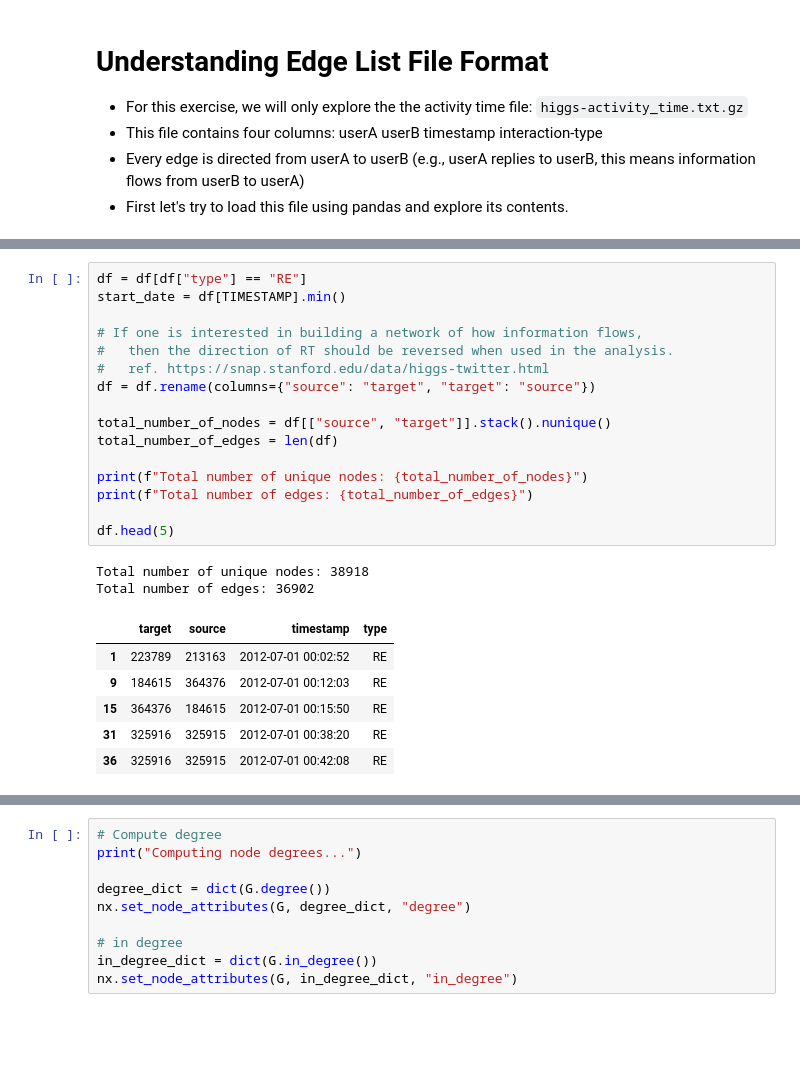
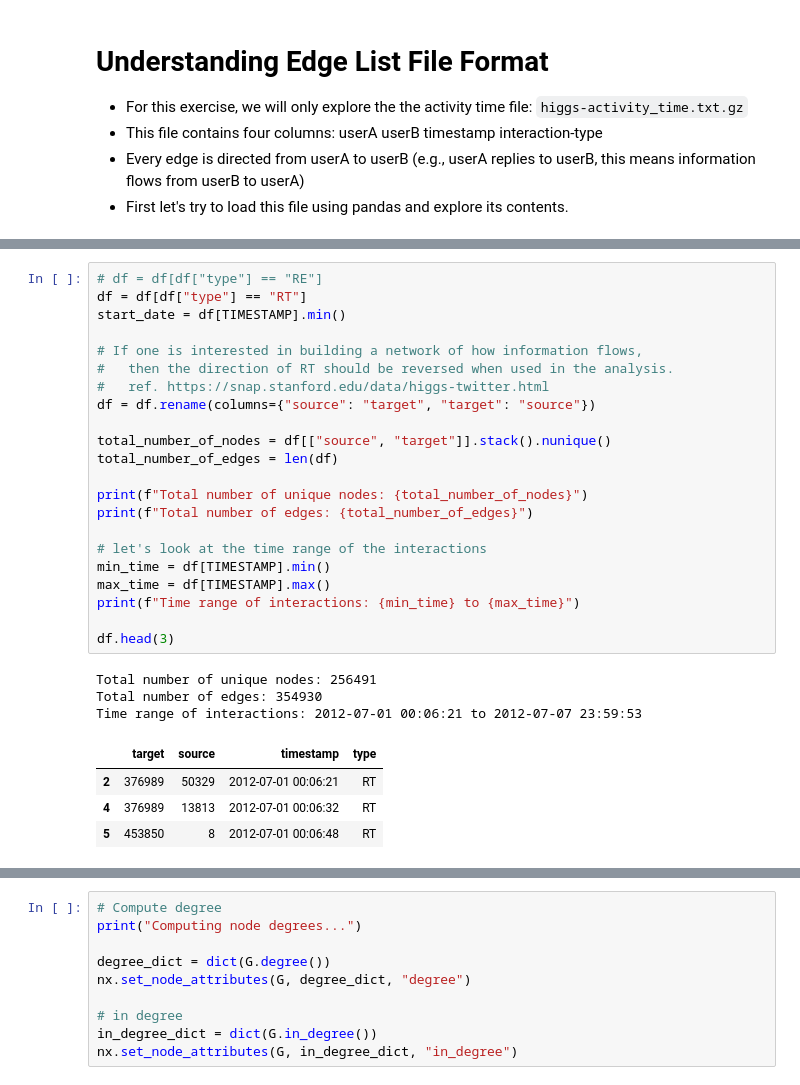
Before and after one commit to ysenarath/AIT-724-HandsOn-2, a Jupyter notebook: notebook.ipynb, the cells around one changed output, grey strips where cells are left out. Saved outputs shown, nothing was run; the diff lists cells and outputs as text; blank space fills up the shorter version.

```diff
--- a/notebook.ipynb
+++ b/notebook.ipynb
@@ -222,25 +219,30 @@ Name: count, dtype: int64
 # %%
-df = df[df["type"] == "RE"]
+# df = df[df["type"] == "RE"]
+df = df[df["type"] == "RT"]
 start_date = df[TIMESTAMP].min()
 
 # If one is interested in building a network of how information flows,
 #   then the direction of RT should be reversed when used in the analysis.
 #   ref. https://snap.stanford.edu/data/higgs-twitter.html
 df = df.rename(columns={"source": "target", "target": "source"})
 
 total_number_of_nodes = df[["source", "target"]].stack().nunique()
 total_number_of_edges = len(df)
 
 print(f"Total number of unique nodes: {total_number_of_nodes}")
 print(f"Total number of edges: {total_number_of_edges}")
 
-df.head(5)
+# let's look at the time range of the interactions
+min_time = df[TIMESTAMP].min()
+max_time = df[TIMESTAMP].max()
+print(f"Time range of interactions: {min_time} to {max_time}")
+
+df.head(3)
 # %% [output]
-Total number of unique nodes: 38918
-Total number of edges: 36902
+Total number of unique nodes: 256491
+Total number of edges: 354930
+Time range of interactions: 2012-07-01 00:06:21 to 2012-07-07 23:59:53
 |  | target | source | timestamp | type |
-| 1 | 223789 | 213163 | 2012-07-01 00:02:52 | RE |
-| 9 | 184615 | 364376 | 2012-07-01 00:12:03 | RE |
-| 15 | 364376 | 184615 | 2012-07-01 00:15:50 | RE |
-| 31 | 325916 | 325915 | 2012-07-01 00:38:20 | RE |
-| 36 | 325916 | 325915 | 2012-07-01 00:42:08 | RE |
+| 2 | 376989 | 50329 | 2012-07-01 00:06:21 | RT |
+| 4 | 376989 | 13813 | 2012-07-01 00:06:32 | RT |
+| 5 | 453850 | 8 | 2012-07-01 00:06:48 | RT |
```
Also changed, not shown: parts of 17 cells of this notebook.
